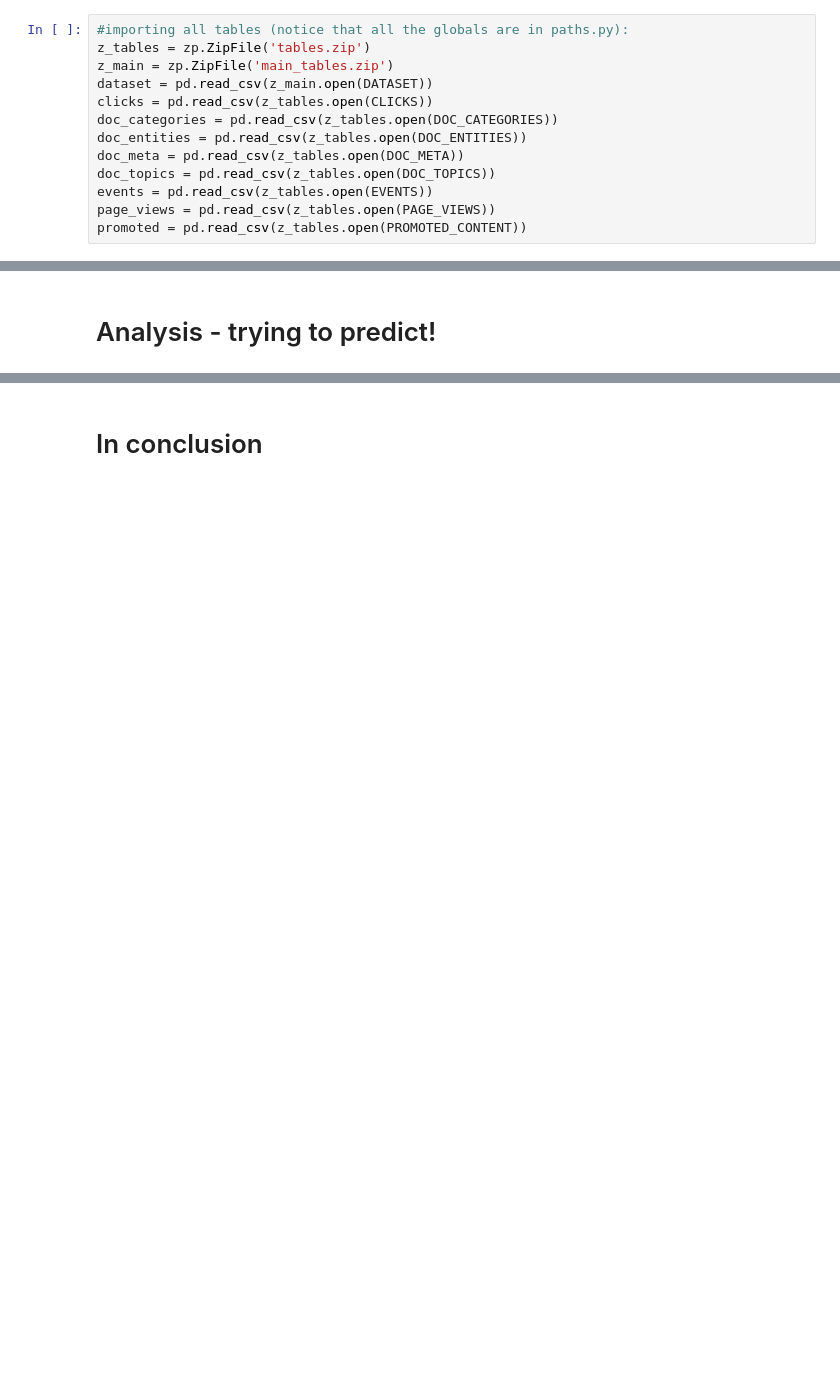
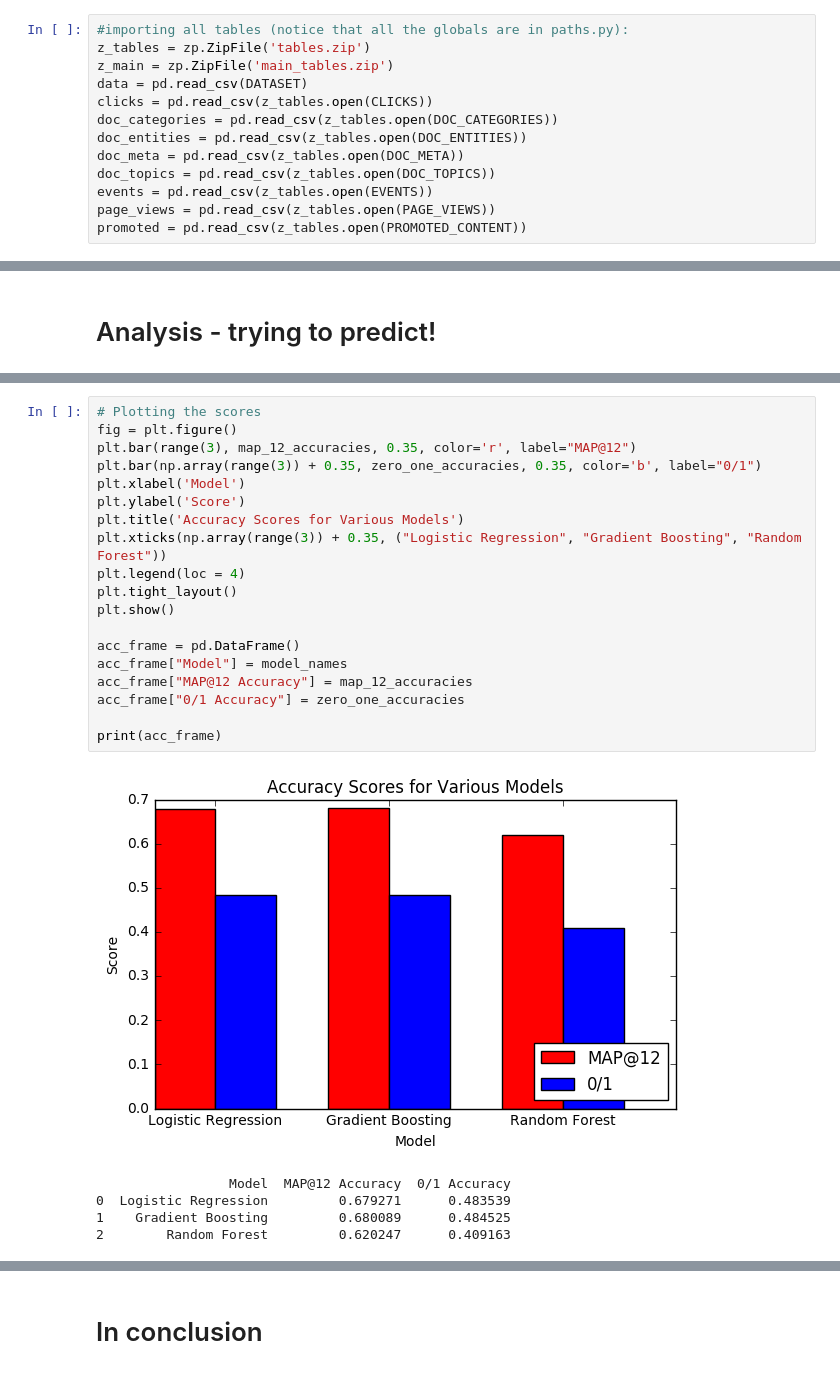
Before and after one commit to dean-ayalon/DS-Workshop, a Jupyter notebook: Project Notebook.ipynb, the cells around one changed output, grey strips where cells are left out. Drawn from its saved outputs; the diff is of its cells as text; blank space fills up the shorter version.

```diff
--- a/Project Notebook.ipynb
+++ b/Project Notebook.ipynb
@@ -25,7 +36,7 @@ import zipfile as zp
 #importing all tables (notice that all the globals are in paths.py):
 z_tables = zp.ZipFile('tables.zip')
 z_main = zp.ZipFile('main_tables.zip')
-dataset = pd.read_csv(z_main.open(DATASET))
+data = pd.read_csv(DATASET)
 clicks = pd.read_csv(z_tables.open(CLICKS))
 doc_categories = pd.read_csv(z_tables.open(DOC_CATEGORIES))
 doc_entities = pd.read_csv(z_tables.open(DOC_ENTITIES))
@@ -467,0 +517,25 @@ main_accuracy_test()
+# %%
+# Plotting the scores
+fig = plt.figure()
+plt.bar(range(3), map_12_accuracies, 0.35, color='r', label="MAP@12")
+plt.bar(np.array(range(3)) + 0.35, zero_one_accuracies, 0.35, color='b', label="0/1")
+plt.xlabel('Model')
+plt.ylabel('Score')
+plt.title('Accuracy Scores for Various Models')
+plt.xticks(np.array(range(3)) + 0.35, ("Logistic Regression", "Gradient Boosting", "Random Forest"))
+plt.legend(loc = 4)
+plt.tight_layout()
+plt.show()
+
+acc_frame = pd.DataFrame()
+acc_frame["Model"] = model_names
+acc_frame["MAP@12 Accuracy"] = map_12_accuracies
+acc_frame["0/1 Accuracy"] = zero_one_accuracies
+
+print(acc_frame)
+# %% [output]
+[figure, added]
+                 Model  MAP@12 Accuracy  0/1 Accuracy
+0  Logistic Regression         0.679271      0.483539
+1    Gradient Boosting         0.680089      0.484525
+2        Random Forest         0.620247      0.409163
```
Also changed, not shown: parts of 30 cells of this notebook, 1 other file.
